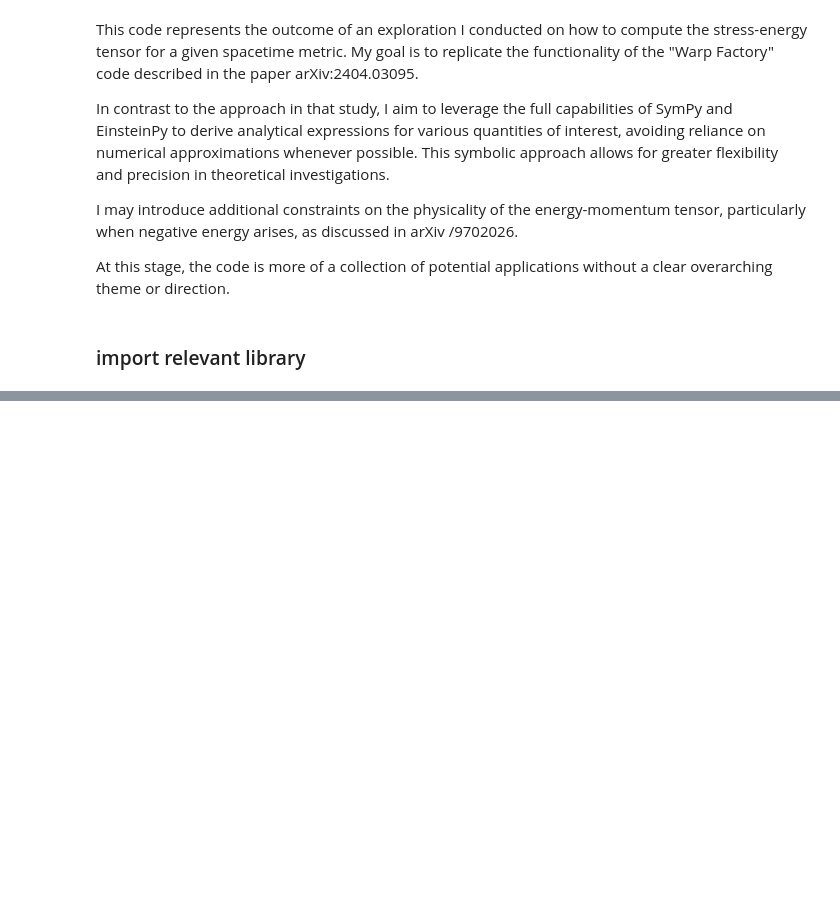
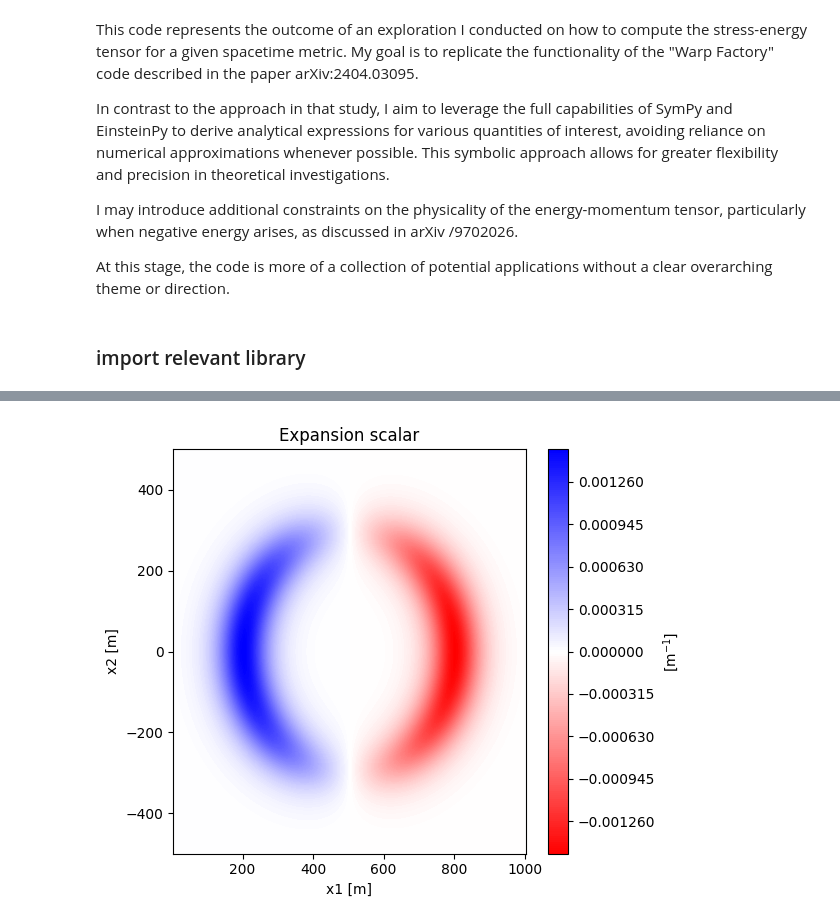
Before and after one commit to nmonnet/Warp-Factory-for-Python, a Jupyter notebook: warp_drive_study.ipynb, the cells around one changed output, grey strips where cells are left out. Cells and saved outputs as stored; diff of their text form; code cells hidden in the pictures; blank space fills up the shorter version.

```diff
--- a/warp_drive_study.ipynb
+++ b/warp_drive_study.ipynb
@@ -649,34 +89,0 @@ physical_momentum_conversion=physical_energy_conversion/c_speed_const
-# %%
-##################################################### USER INPUT ########################################################
-
-
-# Define substitutions for the new variables
-
-t,x,y,z = sp.symbols('t x y z')
-symbols = [t,x,y,z] #IMPORTANT first symbol must be time
-
-# Define the functions to be input in the metric
-v = sp.Function('v')(t)
-f = sp.Function('f')(t, x, y, z)
-
-f_subs={}
-
-#user input metric using symbol
-user_input_metric = {
-    g[0]: -1 + v**2*f**2,
-    g[1]: -v*f,
-    g[2]: 0,
-    g[3]: 0,
-    g[4]: 1,
-    g[5]: 0,
-    g[6]: 0,
-    g[7]: 1,
-    g[8]: 0,
-    g[9]: 1
-}
-
-##########################################################################################################################
-
-
-warp_test=Warp_drive(symbols, f_subs, user_input_metric)
-warp_test.build_and_compute()
@@ -803,0 +1089,11 @@ $\displaystyle v{\left(t \right)} \frac{\partial}{\partial x} f{\left(t,x,y,z \r
+# %%
+# Define the fixed values
+t_val = 1.6778 * 1e-5 * 299792458
+z_val = 0
+
+# Create a grid for x and y
+x_grid = np.linspace(-500, 500, 100) + 503  # Adjust the range and resolution as needed
+y_grid = np.linspace(-500, 500, 100)
+warp_test.display_metric_scalar(warp_test.expansion_scalar,space_time_coordinate=[t_val,x_grid,y_grid,z_val],title="Expansion scalar")
+# %% [output]
+[figure, added]
```
Also changed, not shown: parts of 54 cells of this notebook.
